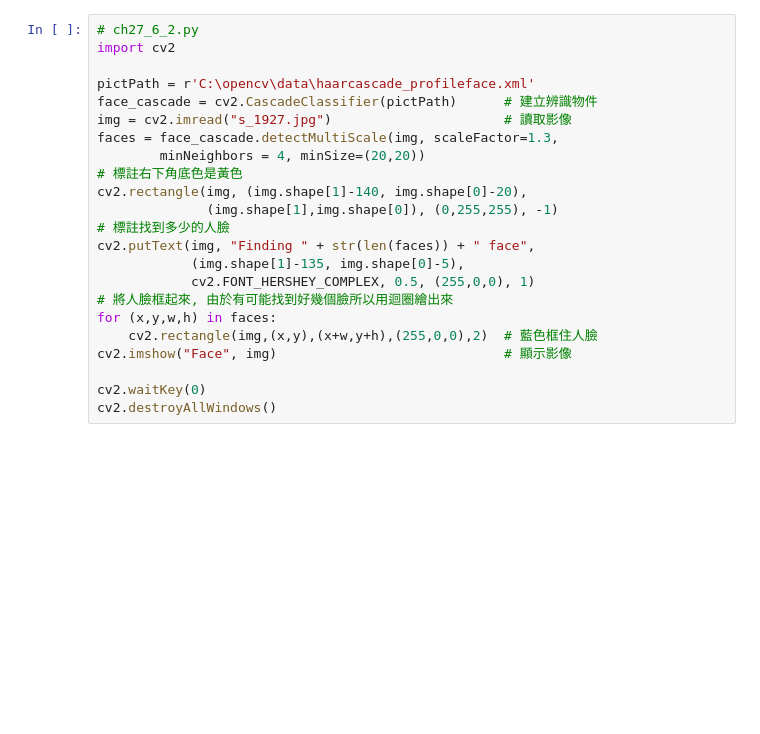
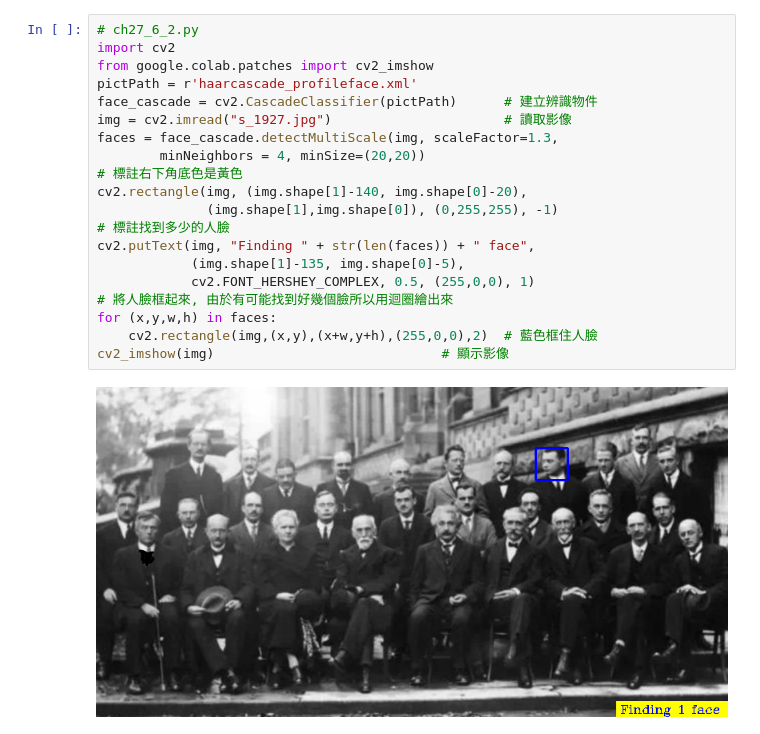
Before and after one commit to jumbokh/csu1112-class, a Jupyter notebook: class/face/solve_people.ipynb, the cells around one changed output. Saved outputs shown, nothing was run; the diff lists cells and outputs as text; blank space fills up the shorter version.

```diff
--- a/class/face/solve_people.ipynb
+++ b/class/face/solve_people.ipynb
@@ -3,23 +3,22 @@
 # %%
 # ch27_6_2.py
 import cv2
-
-pictPath = r'C:\opencv\data\haarcascade_profileface.xml'
+from google.colab.patches import cv2_imshow
+pictPath = r'haarcascade_profileface.xml'
 face_cascade = cv2.CascadeClassifier(pictPath)      # 建立辨識物件
 img = cv2.imread("s_1927.jpg")                      # 讀取影像
 faces = face_cascade.detectMultiScale(img, scaleFactor=1.3,
         minNeighbors = 4, minSize=(20,20))
 # 標註右下角底色是黃色
 cv2.rectangle(img, (img.shape[1]-140, img.shape[0]-20),
               (img.shape[1],img.shape[0]), (0,255,255), -1)
 # 標註找到多少的人臉
 cv2.putText(img, "Finding " + str(len(faces)) + " face",
             (img.shape[1]-135, img.shape[0]-5),
             cv2.FONT_HERSHEY_COMPLEX, 0.5, (255,0,0), 1)
 # 將人臉框起來, 由於有可能找到好幾個臉所以用迴圈繪出來
 for (x,y,w,h) in faces:
     cv2.rectangle(img,(x,y),(x+w,y+h),(255,0,0),2)  # 藍色框住人臉
-cv2.imshow("Face", img)                             # 顯示影像
-
-cv2.waitKey(0)
-cv2.destroyAllWindows()
+cv2_imshow(img)                             # 顯示影像
+# %% [output]
+[figure, added]
```
Also changed, not shown: parts of 1 cell of this notebook.
